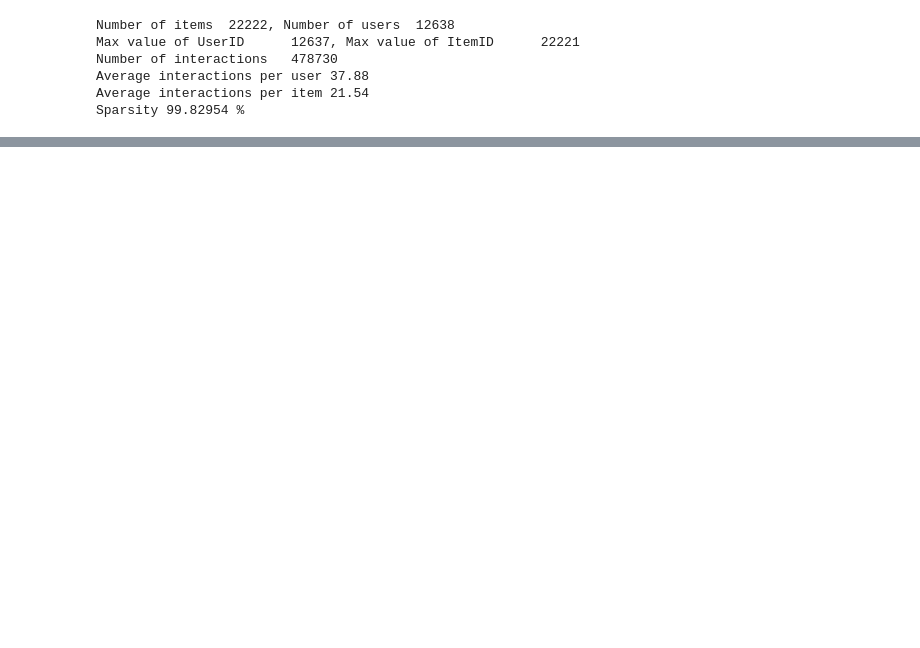
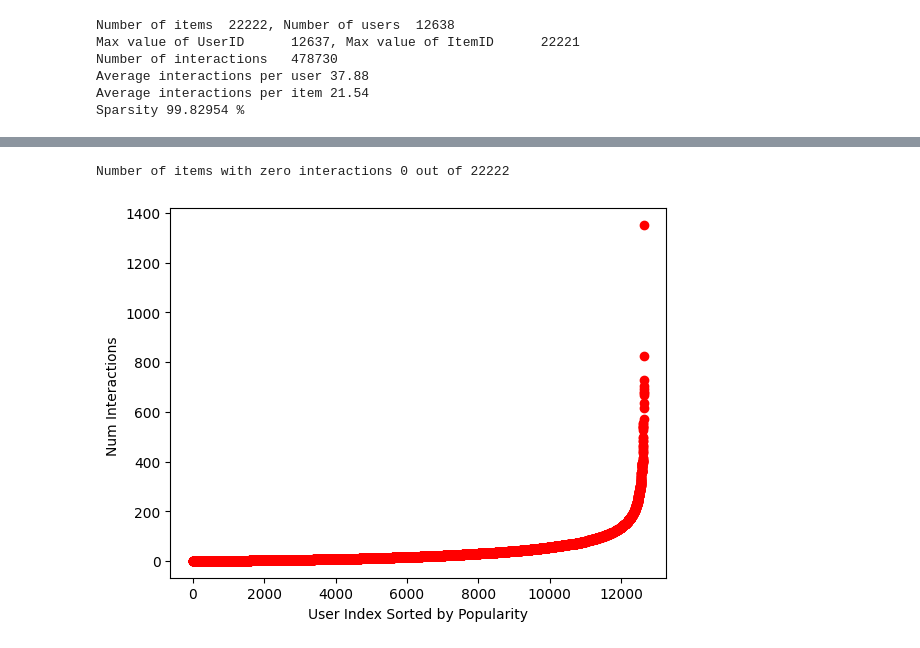
Before and after one commit to Jody98/rec-sys-challenge, a Jupyter notebook: recommender-system-2023-challenge-polimi/rec_sys.ipynb, the cells around one changed output, grey strips where cells are left out. Drawn from its saved outputs; the diff is of its cells as text; code cells hidden in the pictures; blank space fills up the shorter version.

```diff
--- a/recommender-system-2023-challenge-polimi/rec_sys.ipynb
+++ b/recommender-system-2023-challenge-polimi/rec_sys.ipynb
@@ -84,0 +96,14 @@ pyplot.show()
+# %%
+print("Number of items with zero interactions {} out of {}".format(np.sum(item_popularity==0), n_items))
+# %% [output]
+Number of items with zero interactions 0 out of 22222
+# %%
+user_activity = np.ediff1d(URM_all.tocsr().indptr)
+user_activity = np.sort(user_activity)
+
+pyplot.plot(user_activity, 'ro')
+pyplot.ylabel('Num Interactions ')
+pyplot.xlabel('User Index Sorted by Popularity')
+pyplot.show()
+# %% [output]
+[figure, added]
```
Also changed, not shown: parts of 18 cells of this notebook, 2 other files.
